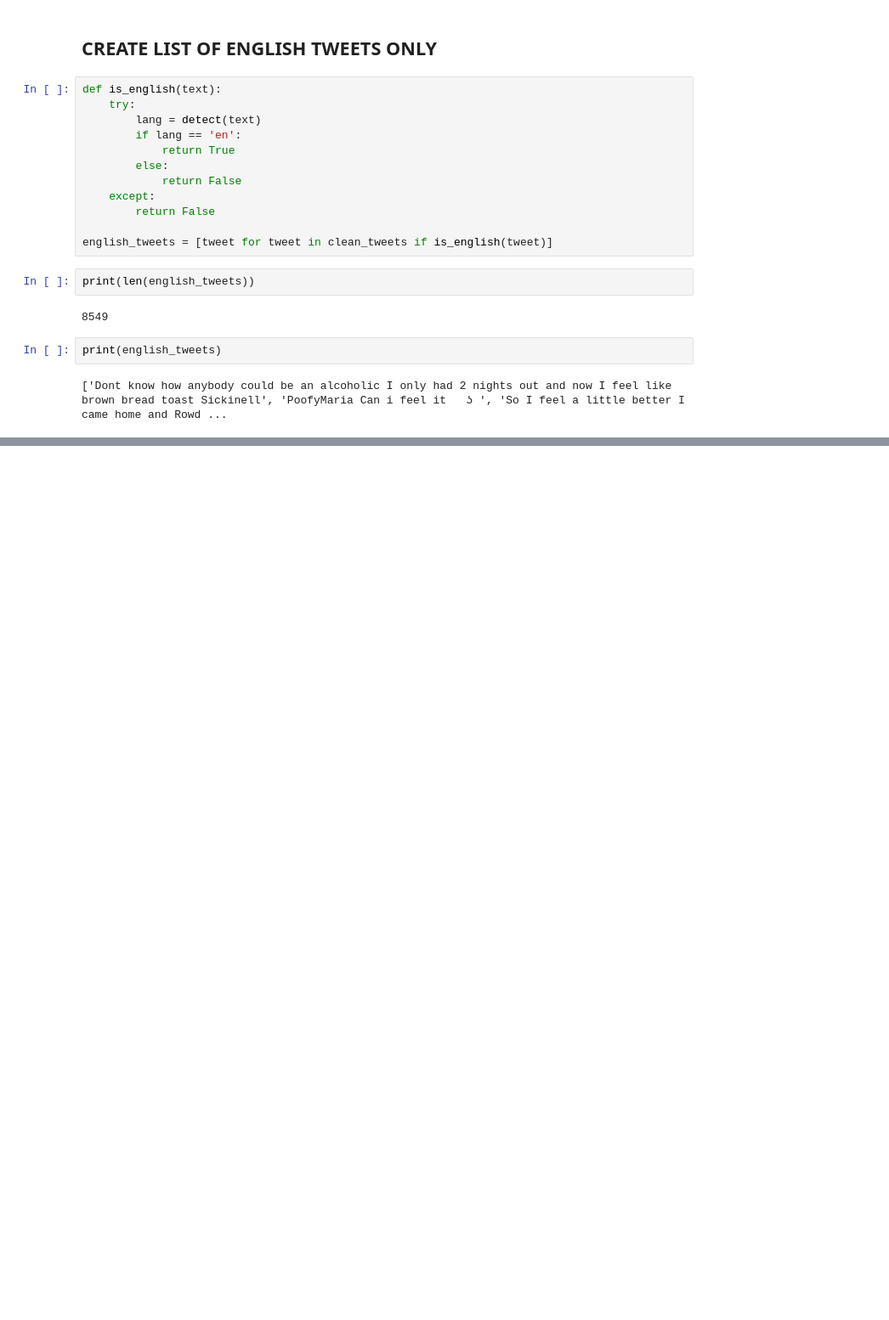
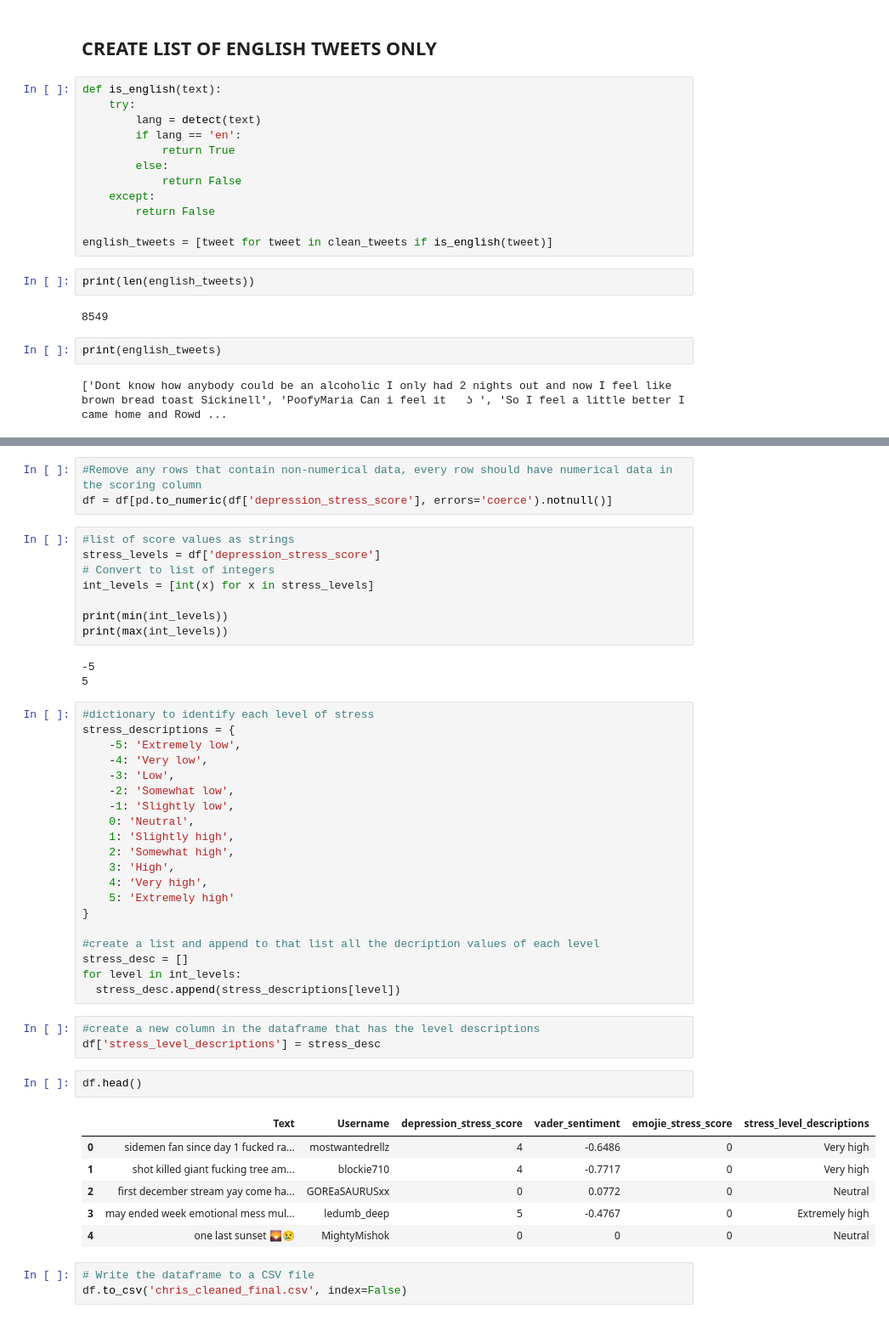
Before and after one commit to Chrisiscool3/LSDMSpring23, a Jupyter notebook: Data_Manipulation.ipynb, the cells around one changed output, grey strips where cells are left out. Shown at 85% size. Saved outputs shown, nothing was run; the diff lists cells and outputs as text; blank space fills up the shorter version.

Commit message:
Added code portion that adds stress level description column

```diff
--- a/Data_Manipulation.ipynb
+++ b/Data_Manipulation.ipynb
@@ -352,0 +373,49 @@ print(english_tweets)
+# %%
+#Remove any rows that contain non-numerical data, every row should have numerical data in the scoring column
+df = df[pd.to_numeric(df['depression_stress_score'], errors='coerce').notnull()]
+# %%
+#list of score values as strings
+stress_levels = df['depression_stress_score']
+# Convert to list of integers
+int_levels = [int(x) for x in stress_levels]
+
+print(min(int_levels))
+print(max(int_levels))
+# %% [output]
+-5
+5
+# %%
+#dictionary to identify each level of stress
+stress_descriptions = {
+    -5: 'Extremely low',
+    -4: 'Very low',
+    -3: 'Low',
+    -2: 'Somewhat low',
+    -1: 'Slightly low',
+    0: 'Neutral',
+    1: 'Slightly high',
+    2: 'Somewhat high',
+    3: 'High',
+    4: 'Very high',
+    5: 'Extremely high'
+}
+
+#create a list and append to that list all the decription values of each level
+stress_desc = []
+for level in int_levels:
+  stress_desc.append(stress_descriptions[level])
+# %%
+#create a new column in the dataframe that has the level descriptions
+df['stress_level_descriptions'] = stress_desc
+# %%
+df.head()
+# %% [output]
+|  | Text | Username | depression_stress_score | vader_sentiment | emojie_stress_score | stress_level_descriptions |
+| 0 | sidemen fan since day 1 fucked ra... | mostwantedrellz | 4 | -0.6486 | 0 | Very high |
+| 1 | shot killed giant fucking tree am... | blockie710 | 4 | -0.7717 | 0 | Very high |
+| 2 | first december stream yay come ha... | GOREaSAURUSxx | 0 | 0.0772 | 0 | Neutral |
+| 3 | may ended week emotional mess mul... | ledumb_deep | 5 | -0.4767 | 0 | Extremely high |
+| 4 | one last sunset 🌄😢 | MightyMishok | 0 | 0 | 0 | Neutral |
+# %%
+# Write the dataframe to a CSV file
+df.to_csv('chris_cleaned_final.csv', index=False)
```
Also changed, not shown: parts of 2 cells of this notebook.
